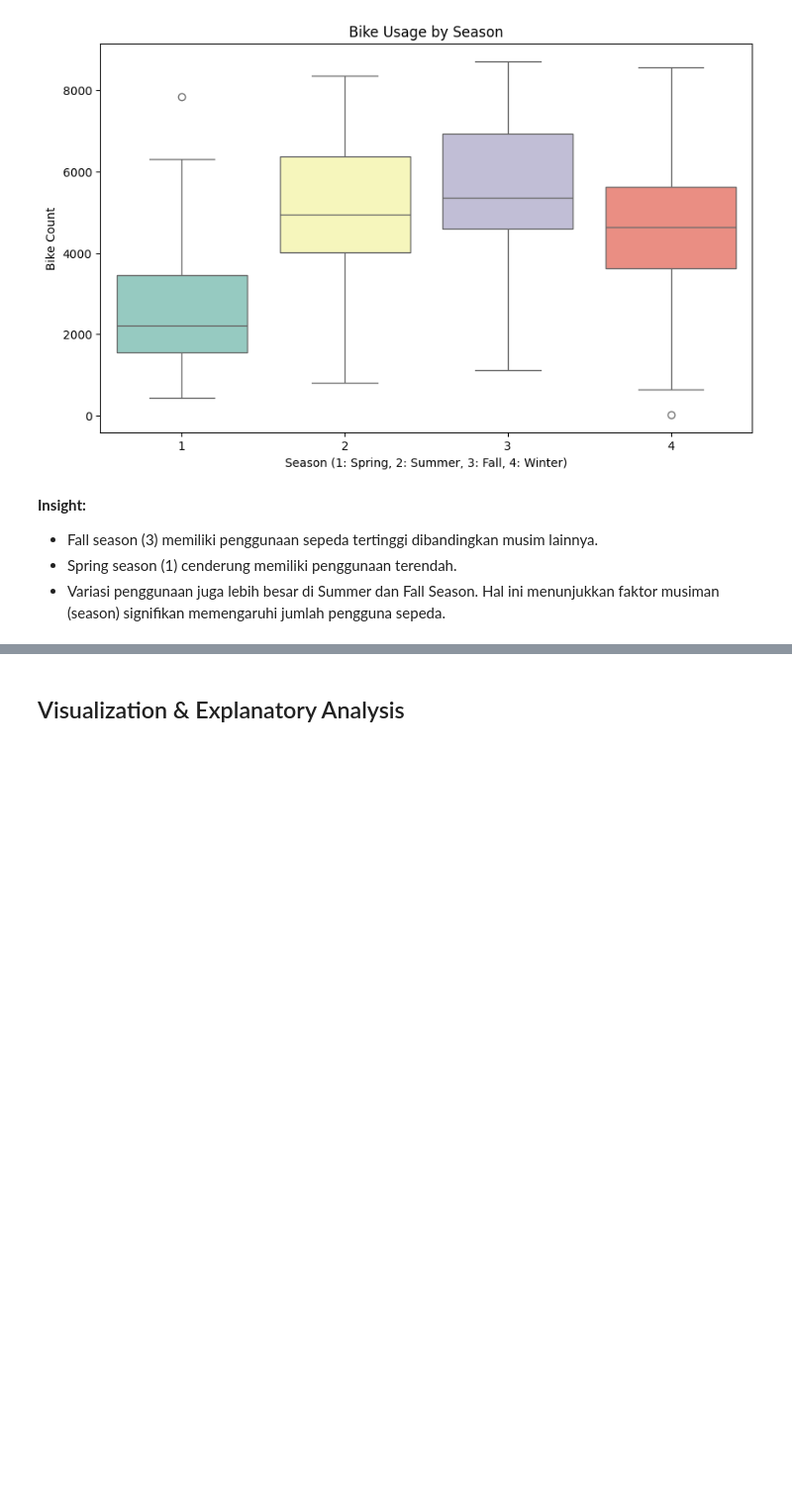
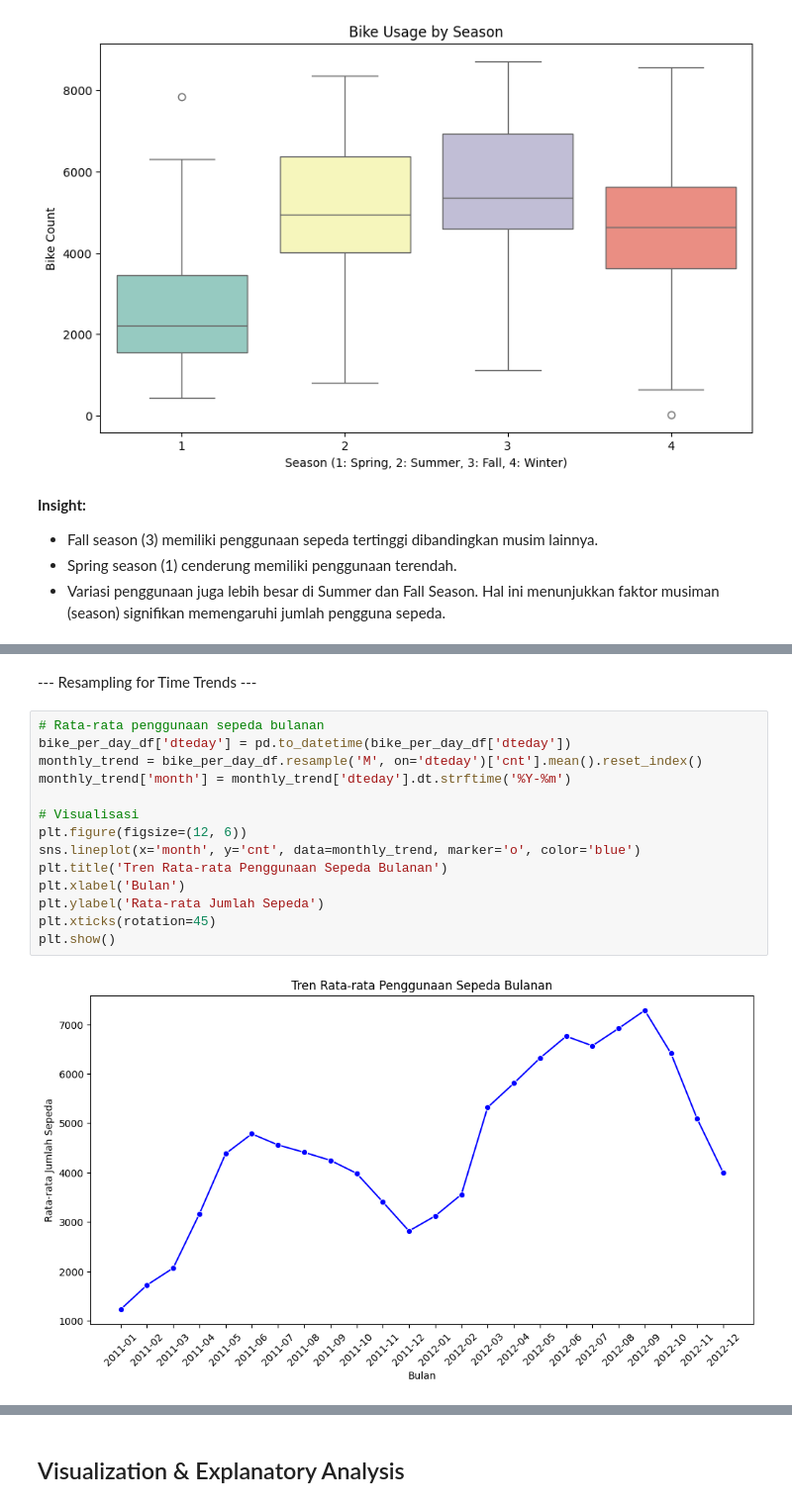
Before and after one commit to yesdevv/dicoding-project, a Jupyter notebook: projek_analisis_data.ipynb, the cells around one changed output, grey strips where cells are left out. Shown at 99% size. Cells and saved outputs as stored; diff of their text form; blank space fills up the shorter version.

```diff
--- a/projek_analisis_data.ipynb
+++ b/projek_analisis_data.ipynb
@@ -393,0 +348,18 @@ Passing `palette` without assigning `hue` is deprecated and will be removed in v
+# %% [markdown]
+ --- Resampling for Time Trends ---
+# %%
+# Rata-rata penggunaan sepeda bulanan
+bike_per_day_df['dteday'] = pd.to_datetime(bike_per_day_df['dteday'])
+monthly_trend = bike_per_day_df.resample('M', on='dteday')['cnt'].mean().reset_index()
+monthly_trend['month'] = monthly_trend['dteday'].dt.strftime('%Y-%m')
+
+# Visualisasi
+plt.figure(figsize=(12, 6))
+sns.lineplot(x='month', y='cnt', data=monthly_trend, marker='o', color='blue')
+plt.title('Tren Rata-rata Penggunaan Sepeda Bulanan')
+plt.xlabel('Bulan')
+plt.ylabel('Rata-rata Jumlah Sepeda')
+plt.xticks(rotation=45)
+plt.show()
+# %% [output]
+[figure, added]
```
Also changed, not shown: parts of 32 cells of this notebook.
